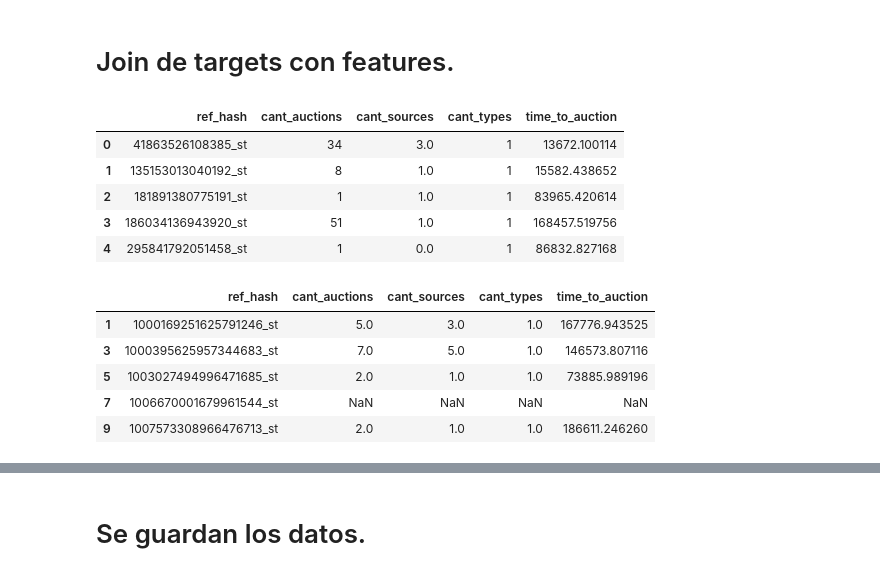
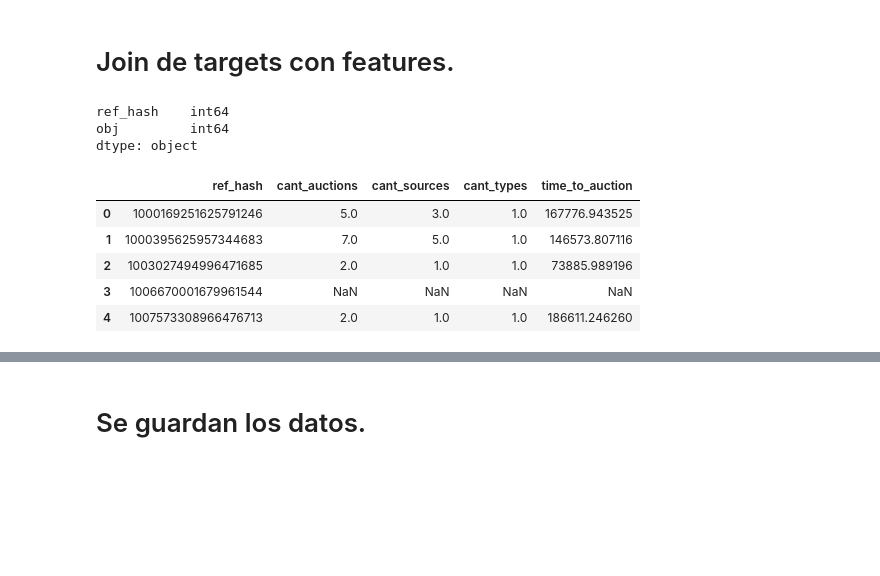
Before and after one commit to GastonMontes/75.06-Datos-Grupo22-TP1, a Jupyter notebook: tp2/TensorFlow/ML/Auctions.ipynb, the cells around one changed output, grey strips where cells are left out. Cells and saved outputs as stored; diff of their text form; code cells hidden in the pictures; blank space fills up the shorter version.

```diff
--- a/tp2/TensorFlow/ML/Auctions.ipynb
+++ b/tp2/TensorFlow/ML/Auctions.ipynb
@@ -362,63 +359,37 @@ targets = pd.read_csv('datos/target_competencia_ids.csv')
-# %%
-subastas_18_20['ref_hash'] = subastas_18_20['ref_hash'].astype(str) + '_st'
-subastas_18_20['ref_hash'] = subastas_18_20['ref_hash'].astype('object')
-
-subastas_19_21['ref_hash'] = subastas_19_21['ref_hash'].astype(str) + '_st'
-subastas_19_21['ref_hash'] = subastas_19_21['ref_hash'].astype('object')
-
-subastas_20_22['ref_hash'] = subastas_20_22['ref_hash'].astype(str) + '_st'
-subastas_20_22['ref_hash'] = subastas_20_22['ref_hash'].astype('object')
-
-subastas_21_23['ref_hash'] = subastas_21_23['ref_hash'].astype(str) + '_st'
-subastas_21_23['ref_hash'] = subastas_21_23['ref_hash'].astype('object')
-
-subastas_22_24['ref_hash'] = subastas_22_24['ref_hash'].astype(str) + '_st'
-subastas_22_24['ref_hash'] = subastas_22_24['ref_hash'].astype('object')
-
-subastas_23_25['ref_hash'] = subastas_23_25['ref_hash'].astype(str) + '_st'
-subastas_23_25['ref_hash'] = subastas_23_25['ref_hash'].astype('object')
-
-subastas_24_26['ref_hash'] = subastas_24_26['ref_hash'].astype(str) + '_st'
-subastas_24_26['ref_hash'] = subastas_24_26['ref_hash'].astype('object')
-
-subastas_20_22.head()
-# %% [output]
-|  | ref_hash | cant_auctions | cant_sources | cant_types | time_to_auction |
-| 0 | 41863526108385_st | 34 | 3.0 | 1 | 13672.100114 |
-| 1 | 135153013040192_st | 8 | 1.0 | 1 | 15582.438652 |
-| 2 | 181891380775191_st | 1 | 1.0 | 1 | 83965.420614 |
-| 3 | 186034136943920_st | 51 | 1.0 | 1 | 168457.519756 |
-| 4 | 295841792051458_st | 1 | 0.0 | 1 | 86832.827168 |
+# %%
+# Leo el archivo target.
+targets = pd.read_csv('datos/target_competencia_ids.csv')
+
+targets['ref_hash'].replace(regex = True, inplace = True, to_replace='_sc',value='')
+targets['ref_hash'].replace(regex = True, inplace = True, to_replace='_st',value='')
+
+targets['ref_hash'] = targets['ref_hash'].astype(str).astype(int)
+
+targets = targets.drop_duplicates(subset='ref_hash', keep='first')
+
+
+targets.head()
+# %% [output]
+ref_hash    int64
+obj         int64
+dtype: object
 # %%
 merged_targets_18_20 = targets.merge(subastas_18_20, on='ref_hash', how='left').drop('obj', axis=1)
-merged_targets_18_20 = merged_targets_18_20.loc[merged_targets_18_20['ref_hash'].str.contains('_st'), :]
-
 merged_targets_19_21 = targets.merge(subastas_19_21, on='ref_hash', how='left').drop('obj', axis=1)
-merged_targets_19_21 = merged_targets_19_21.loc[merged_targets_19_21['ref_hash'].str.contains('_st'), :]
-
 merged_targets_20_22 = targets.merge(subastas_20_22, on='ref_hash', how='left').drop('obj', axis=1)
-merged_targets_20_22 = merged_targets_20_22.loc[merged_targets_20_22['ref_hash'].str.contains('_st'), :]
-
 merged_targets_21_23 = targets.merge(subastas_21_23, on='ref_hash', how='left').drop('obj', axis=1)
-merged_targets_21_23 = merged_targets_21_23.loc[merged_targets_21_23['ref_hash'].str.contains('_st'), :]
-
 merged_targets_22_24 = targets.merge(subastas_22_24, on='ref_hash', how='left').drop('obj', axis=1)
-merged_targets_22_24 = merged_targets_22_24.loc[merged_targets_22_24['ref_hash'].str.contains('_st'), :]
-
 merged_targets_23_25 = targets.merge(subastas_23_25, on='ref_hash', how='left').drop('obj', axis=1)
-merged_targets_23_25 = merged_targets_23_25.loc[merged_targets_23_25['ref_hash'].str.contains('_st'), :]
-
 merged_targets_24_26 = targets.merge(subastas_24_26, on='ref_hash', how='left').drop('obj', axis=1)
-merged_targets_24_26 = merged_targets_24_26.loc[merged_targets_24_26['ref_hash'].str.contains('_st'), :]
 
 merged_targets_21_23.head()
 # %% [output]
 |  | ref_hash | cant_auctions | cant_sources | cant_types | time_to_auction |
-| 1 | 1000169251625791246_st | 5.0 | 3.0 | 1.0 | 167776.943525 |
-| 3 | 1000395625957344683_st | 7.0 | 5.0 | 1.0 | 146573.807116 |
-| 5 | 1003027494996471685_st | 2.0 | 1.0 | 1.0 | 73885.989196 |
-| 7 | 1006670001679961544_st | NaN | NaN | NaN | NaN |
-| 9 | 1007573308966476713_st | 2.0 | 1.0 | 1.0 | 186611.246260 |
+| 0 | 1000169251625791246 | 5.0 | 3.0 | 1.0 | 167776.943525 |
+| 1 | 1000395625957344683 | 7.0 | 5.0 | 1.0 | 146573.807116 |
+| 2 | 1003027494996471685 | 2.0 | 1.0 | 1.0 | 73885.989196 |
+| 3 | 1006670001679961544 | NaN | NaN | NaN | NaN |
+| 4 | 1007573308966476713 | 2.0 | 1.0 | 1.0 | 186611.246260 |
 # %%
 # 3 dias son 259200 segundos
 merged_targets_18_20['time_to_auction'].fillna(259200, inplace= True)
```
Also changed, not shown: parts of 2 cells of this notebook, 5 other files.
